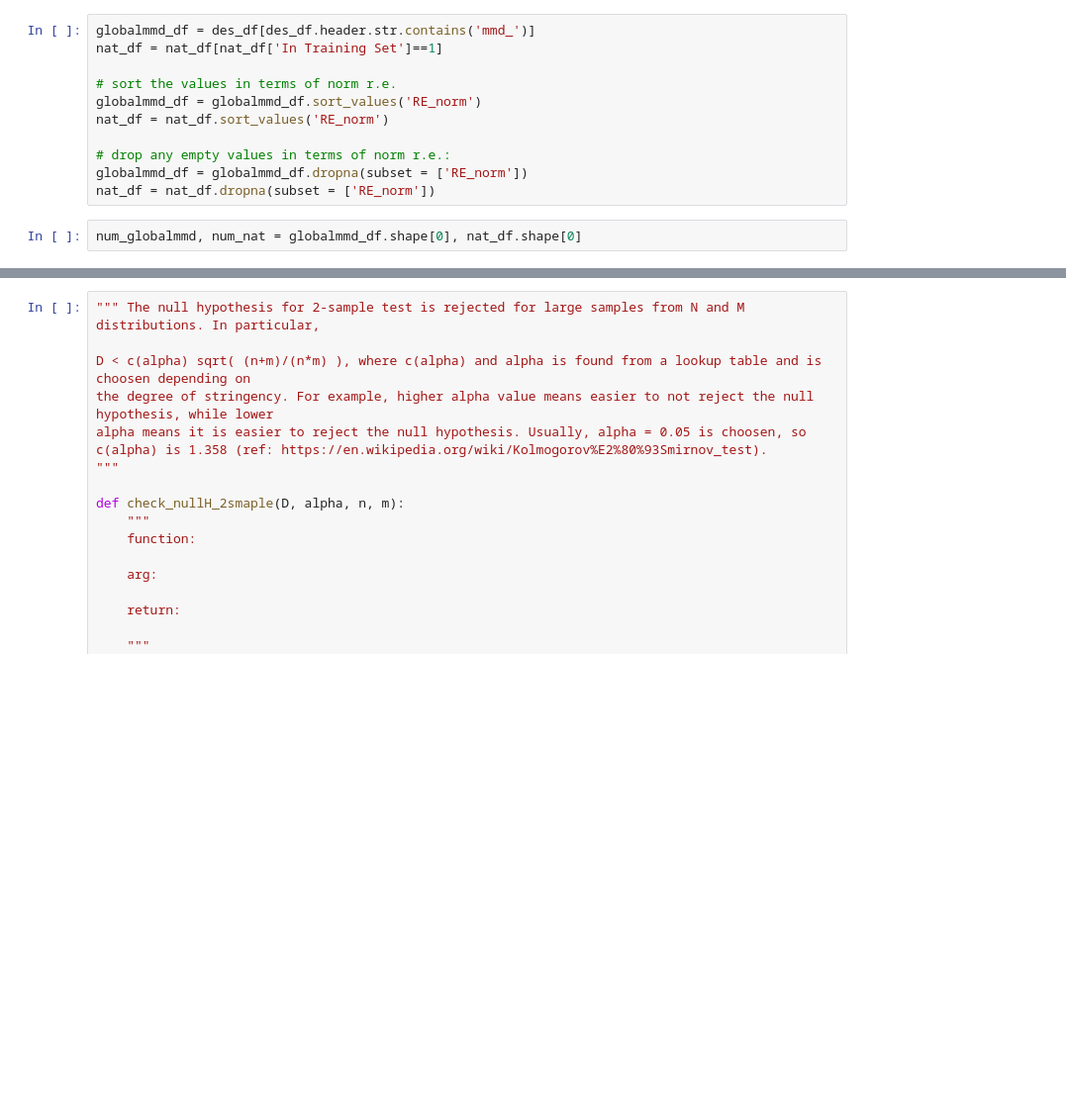
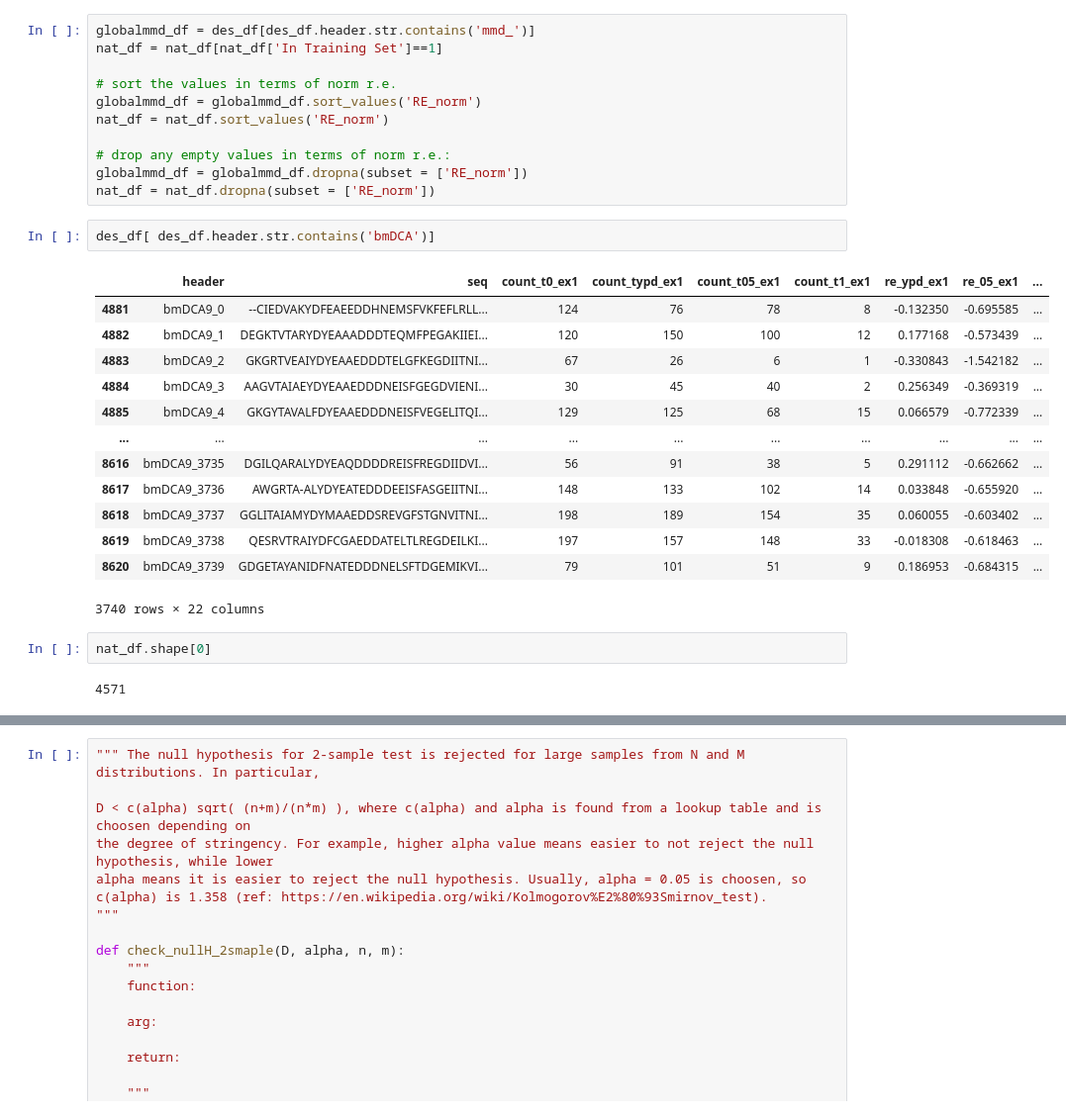
Before and after one commit to chemgeeklian/SH3_orthology_paper_analysis, a Jupyter notebook: Kolmogorov_Smirnov_test.ipynb, the cells around one changed output, grey strips where cells are left out. Shown: that part at 99% size. Cells and saved outputs as stored; diff of their text form; blank space fills up the shorter version.

```diff
--- a/Kolmogorov_Smirnov_test.ipynb
+++ b/Kolmogorov_Smirnov_test.ipynb
@@ -23,5 +30,23 @@ nat_df = nat_df.sort_values('RE_norm')
 # drop any empty values in terms of norm r.e.:
 globalmmd_df = globalmmd_df.dropna(subset = ['RE_norm'])
 nat_df = nat_df.dropna(subset = ['RE_norm'])
-# %%
-num_globalmmd, num_nat = globalmmd_df.shape[0], nat_df.shape[0]
+# %%
+des_df[ des_df.header.str.contains('bmDCA')]
+# %% [output]
+|  | header | seq | count_t0_ex1 | count_typd_ex1 | count_t05_ex1 | count_t1_ex1 | re_ypd_ex1 | re_05_ex1 | ... |
+| 4881 | bmDCA9_0 | --CIEDVAKYDFEAEEDDHNEMSFVKFEFLRLL... | 124 | 76 | 78 | 8 | -0.132350 | -0.695585 | ... |
+| 4882 | bmDCA9_1 | DEGKTVTARYDYEAAADDDTEQMFPEGAKIIEI... | 120 | 150 | 100 | 12 | 0.177168 | -0.573439 | ... |
+| 4883 | bmDCA9_2 | GKGRTVEAIYDYEAAEDDDTELGFKEGDIITNI... | 67 | 26 | 6 | 1 | -0.330843 | -1.542182 | ... |
+| 4884 | bmDCA9_3 | AAGVTAIAEYDYEAAEDDDNEISFGEGDVIENI... | 30 | 45 | 40 | 2 | 0.256349 | -0.369319 | ... |
+| 4885 | bmDCA9_4 | GKGYTAVALFDYEAAEDDDNEISFVEGELITQI... | 129 | 125 | 68 | 15 | 0.066579 | -0.772339 | ... |
+| ... | ... | ... | ... | ... | ... | ... | ... | ... | ... |
+| 8616 | bmDCA9_3735 | DGILQARALYDYEAQDDDDREISFREGDIIDVI... | 56 | 91 | 38 | 5 | 0.291112 | -0.662662 | ... |
+| 8617 | bmDCA9_3736 | AWGRTA-ALYDYEATEDDDEEISFASGEIITNI... | 148 | 133 | 102 | 14 | 0.033848 | -0.655920 | ... |
+| 8618 | bmDCA9_3737 | GGLITAIAMYDYMAAEDDSREVGFSTGNVITNI... | 198 | 189 | 154 | 35 | 0.060055 | -0.603402 | ... |
+| 8619 | bmDCA9_3738 | QESRVTRAIYDFCGAEDDATELTLREGDEILKI... | 197 | 157 | 148 | 33 | -0.018308 | -0.618463 | ... |
+| 8620 | bmDCA9_3739 | GDGETAYANIDFNATEDDDNELSFTDGEMIKVI... | 79 | 101 | 51 | 9 | 0.186953 | -0.684315 | ... |
+3740 rows × 22 columns
+# %%
+nat_df.shape[0]
+# %% [output]
+4571
```
Also changed, not shown: parts of 18 cells of this notebook.
